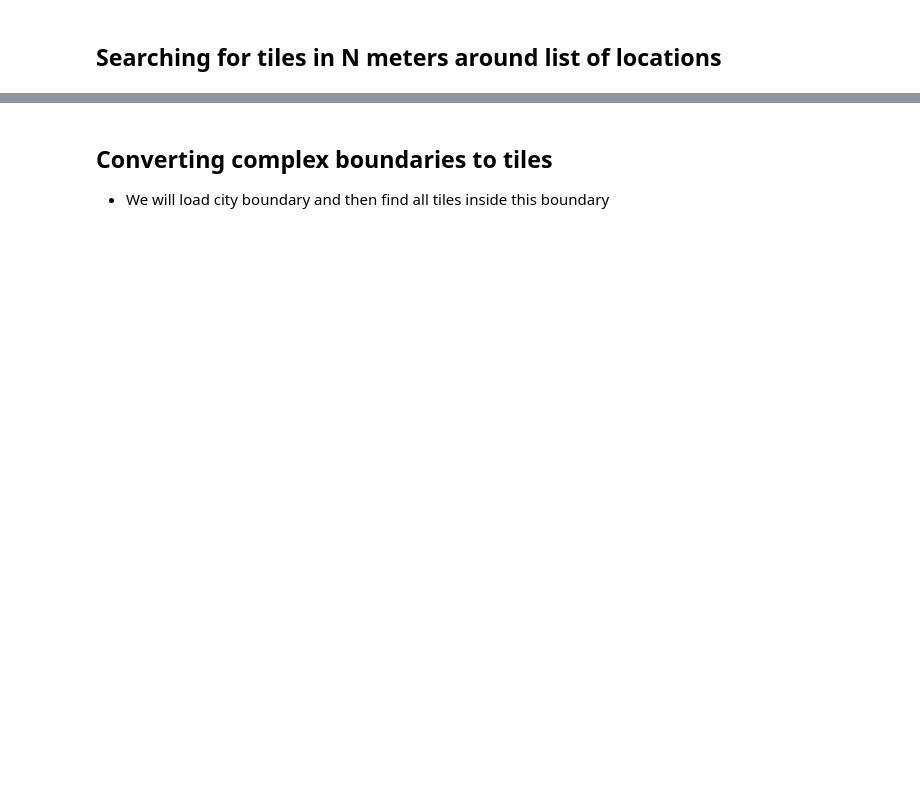
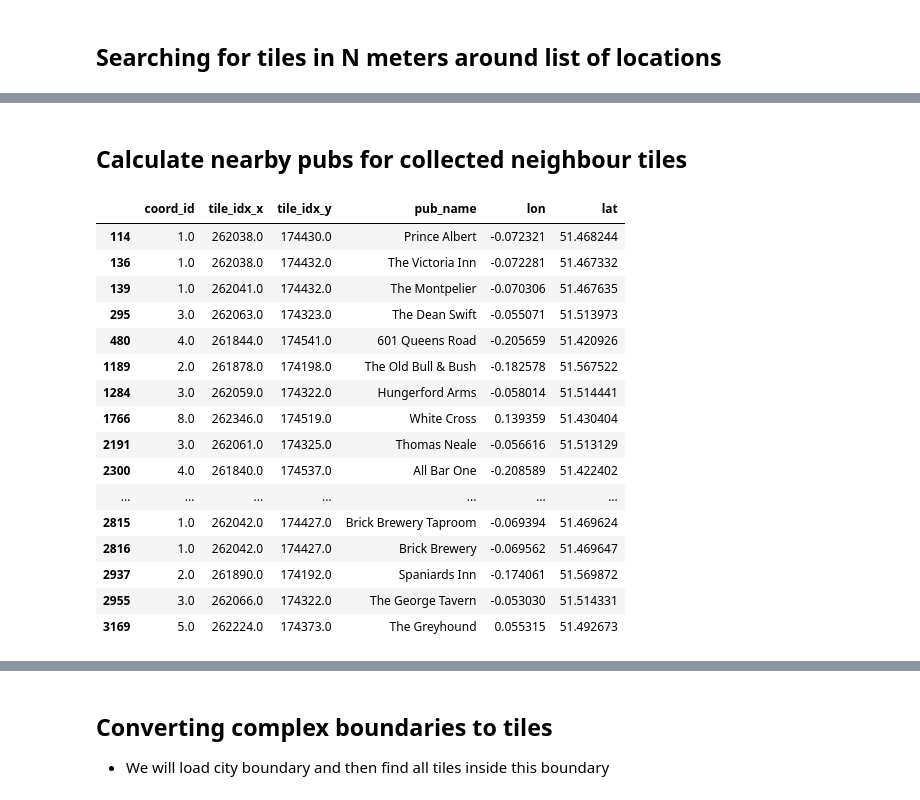
Before and after one commit to Sirorezka/geo_tiles, a Jupyter notebook: Tutorial.ipynb, the cells around one changed output, grey strips where cells are left out. Drawn from its saved outputs; the diff is of its cells as text; code cells hidden in the pictures; blank space fills up the shorter version.

```diff
--- a/Tutorial.ipynb
+++ b/Tutorial.ipynb
@@ -234,22 +225,34 @@ m
 ## Searching for tiles in N meters around list of locations
 # %%
 from src import map_utils
+
 df_coords = pd.read_parquet("data/10k_london_coords.parquet")
-df_coords = df_coords.sample(100)
-df_coords.reset_index(inplace = True, drop = True)
+np.random.seed(55)
+df_coords = df_coords.sample(10, replace=True)
+df_coords.reset_index(inplace=True, drop=True)
 
 
 m = folium.Map(
-    location=[buckingham.lat,
-              buckingham.lon],
-    width = 500,height = 500,
+    location=[buckingham.lat, buckingham.lon],
+    width=500,
+    height=500,
     zoom_start=9,
     tiles="OpenStreetMap",
 )
 
-map_utils.add_points_to_map(lat_arr = df_coords.lat,
-                            lon_arr = df_coords.lon,
-                            map_obj = m,
-                            radius = 3)
+
+map_utils.add_points_to_map(
+    lat_arr=df_coords.lat, lon_arr=df_coords.lon, map_obj=m, radius=3
+)
 # %% [output]
 [interactive output not drawn]
+# %%
+from src import nearby_tiles
+
+reload(nearby_tiles)
+
+ZOOM = 19
+df_near = nearby_tiles.get_nearby_tiles(df_coords, zoom=ZOOM, radius=500)
+
+n_neighbours = df_near.shape[0]
+print (f"Total neighbour tiles {n_neighbours}")
@@ -255,0 +295,32 @@ map_utils.add_points_to_map(lat_arr = df_coords.lat,
+# %% [markdown]
+## Calculate nearby pubs for collected neighbour tiles
+# %%
+# We will use dataset with all London pubs mapped on OpenStreetMap
+pubs = pd.read_parquet("data/london_pubs.parquet")
+x_idx, y_idx = np_tiles_converter.np_deg2idx(
+    lat_deg=pubs.lat, lon_deg=pubs.lon, zoom=ZOOM
+)
+pubs["tile_idx_x"] = x_idx
+pubs["tile_idx_y"] = y_idx
+# %%
+## All pubs in distance of 500 meters
+nearby_pubs = df_near.merge(pubs, how="left", on=["tile_idx_x", "tile_idx_y"])
+nearby_pubs[nearby_pubs["pub_name"].notna()]
+# %% [output]
+|  | coord_id | tile_idx_x | tile_idx_y | pub_name | lon | lat |
+| 114 | 1.0 | 262038.0 | 174430.0 | Prince Albert | -0.072321 | 51.468244 |
+| 136 | 1.0 | 262038.0 | 174432.0 | The Victoria Inn | -0.072281 | 51.467332 |
+| 139 | 1.0 | 262041.0 | 174432.0 | The Montpelier | -0.070306 | 51.467635 |
+| 295 | 3.0 | 262063.0 | 174323.0 | The Dean Swift | -0.055071 | 51.513973 |
+| 480 | 4.0 | 261844.0 | 174541.0 | 601 Queens Road | -0.205659 | 51.420926 |
+| 1189 | 2.0 | 261878.0 | 174198.0 | The Old Bull & Bush | -0.182578 | 51.567522 |
+| 1284 | 3.0 | 262059.0 | 174322.0 | Hungerford Arms | -0.058014 | 51.514441 |
+| 1766 | 8.0 | 262346.0 | 174519.0 | White Cross | 0.139359 | 51.430404 |
+| 2191 | 3.0 | 262061.0 | 174325.0 | Thomas Neale | -0.056616 | 51.513129 |
+| 2300 | 4.0 | 261840.0 | 174537.0 | All Bar One | -0.208589 | 51.422402 |
+| ... | ... | ... | ... | ... | ... | ... |
+| 2815 | 1.0 | 262042.0 | 174427.0 | Brick Brewery Taproom | -0.069394 | 51.469624 |
+| 2816 | 1.0 | 262042.0 | 174427.0 | Brick Brewery | -0.069562 | 51.469647 |
+| 2937 | 2.0 | 261890.0 | 174192.0 | Spaniards Inn | -0.174061 | 51.569872 |
+| 2955 | 3.0 | 262066.0 | 174322.0 | The George Tavern | -0.053030 | 51.514331 |
+| 3169 | 5.0 | 262224.0 | 174373.0 | The Greyhound | 0.055315 | 51.492673 |
```
Also changed, not shown: parts of 16 cells of this notebook, 12 other files.
